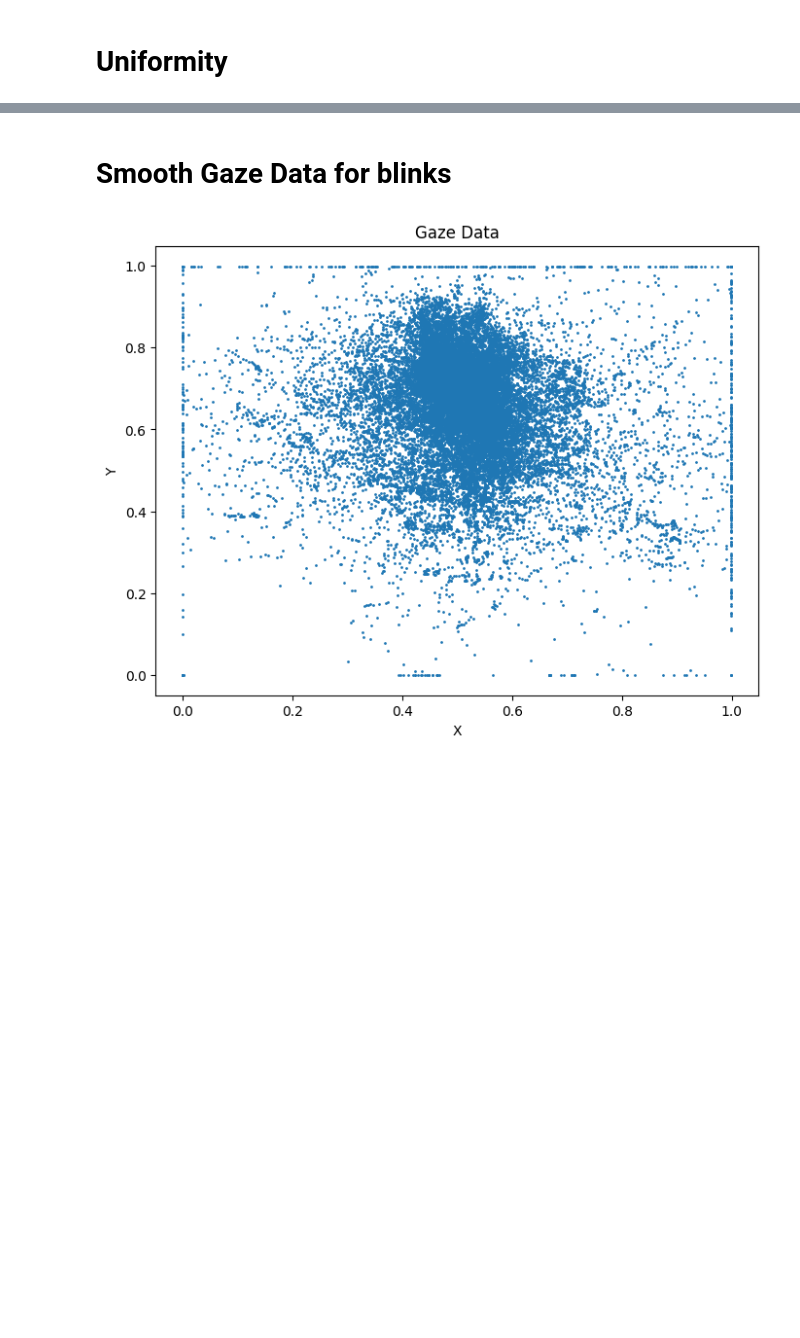
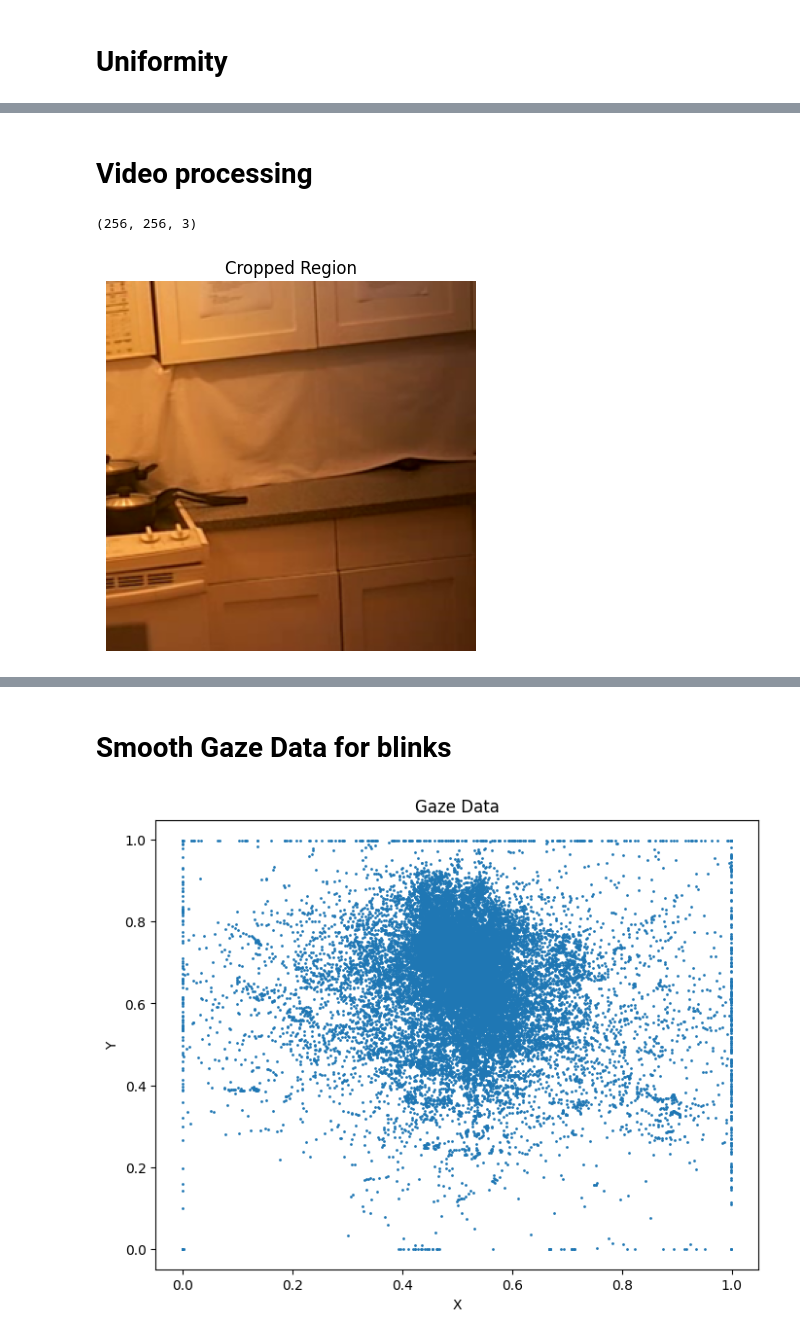
Before and after one commit to MichelleAppel/SCAPE, a Jupyter notebook: notebooks/gaze_demo.ipynb, the cells around one changed output, grey strips where cells are left out. Saved outputs shown, nothing was run; the diff lists cells and outputs as text; code cells hidden in the pictures; blank space fills up the shorter version.

```diff
--- a/notebooks/gaze_demo.ipynb
+++ b/notebooks/gaze_demo.ipynb
@@ -381 +307,67 @@ def robust_percentile_normalization(electrode, amplitude, threshold, low_perc=5,
+# %% [markdown]
+# Video processing
+# %%
+def crop_frame(frame, gaze_x, gaze_y, crop_size, resize=None):
+    h, w, _ = frame.shape
+    x_center = int(gaze_x * w)
+    y_center = int(gaze_y * h)
+
+    frame = shift_stimulus_to_phosphene_centroid(
+        frame,
+        centroid=(x_centroid, y_centroid),
+        fov=params['run']['view_angle'],
+        mode='constant',
+        cval=0.0
+    )
+
+    # Calculate desired crop boundaries (might be outside frame)
+    desired_x1 = x_center - crop_size // 2
+    desired_y1 = y_center - crop_size // 2
+    desired_x2 = desired_x1 + crop_size
+    desired_y2 = desired_y1 + crop_size
+
+    # Calculate how much we're out of bounds on each side
+    pad_left = max(0, -desired_x1)
+    pad_right = max(0, desired_x2 - w)
+    pad_top = max(0, -desired_y1)
+    pad_bottom = max(0, desired_y2 - h)
+
+    # Clamp coordinates to actual frame dimensions
+    x1 = max(0, desired_x1)
+    y1 = max(0, desired_y1)
+    x2 = min(w, desired_x2)
+    y2 = min(h, desired_y2)
+
+    # Perform the actual crop
+    cropped_frame = frame[y1:y2, x1:x2]
+
+    # Apply asymmetric padding only where needed
+    if pad_left + pad_right + pad_top + pad_bottom > 0:
+        cropped_frame = cv2.copyMakeBorder(
+            cropped_frame,
+            pad_top, pad_bottom,
+            pad_left, pad_right,
+            cv2.BORDER_REFLECT
+        )
+
+    # Final resize if requested
+    if resize and resize != crop_size:
+        cropped_frame = cv2.resize(cropped_frame, (resize, resize))
+
+    return cropped_frame
+
+if ret:
+    cropped = crop_frame(frame, gaze_x, gaze_y, crop_size=crop_size, resize=None)
+    print(cropped.shape)
+
+    # Display the cropped region
+    plt.imshow(cv2.cvtColor(cropped, cv2.COLOR_BGR2RGB))
+    plt.title("Cropped Region")
+    plt.axis('off')
+    plt.show()
+else:
+    print(f"Error: Could not retrieve frame {frame_i}.")
+# %% [output]
+(256, 256, 3)
+[figure, added]
 # %%
```
Also changed, not shown: parts of 14 cells of this notebook, 21 other files.
